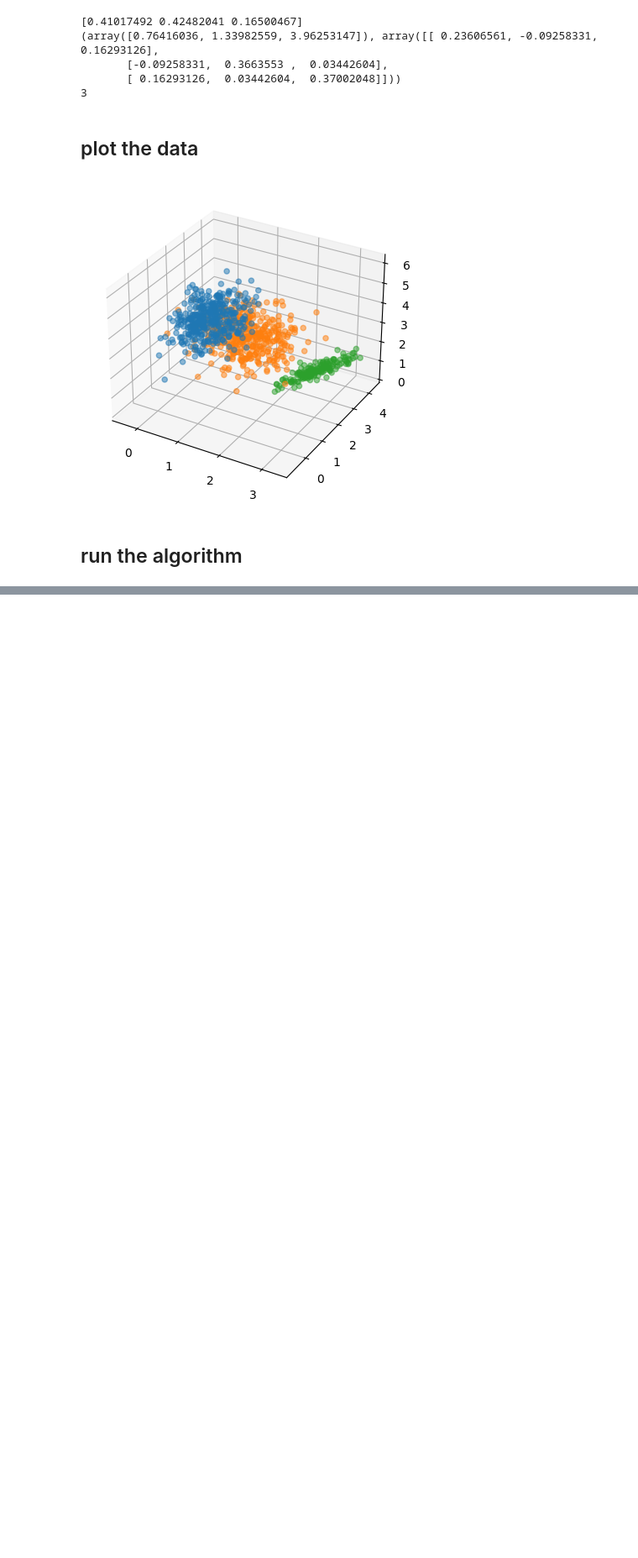
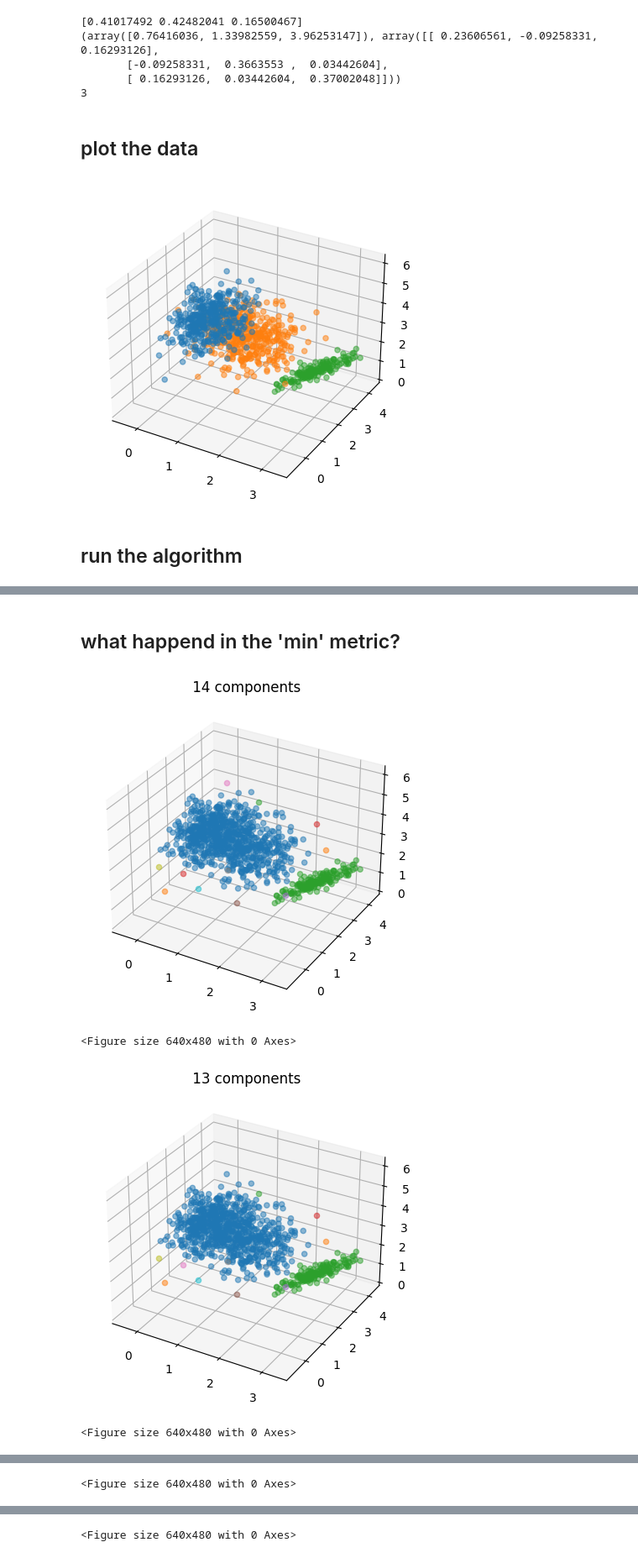
Before and after one commit to nadavo11/agglomerative_clustering, a Jupyter notebook: AgglomerativeClustering.ipynb, the cells around one changed output, grey strips where cells are left out. Shown at 84% size. Drawn from its saved outputs; the diff is of its cells as text; code cells hidden in the pictures; blank space fills up the shorter version.

```diff
--- a/AgglomerativeClustering.ipynb
+++ b/AgglomerativeClustering.ipynb
@@ -215,7 +215,7 @@ Remove the rows and columns corresponding to $c_a$ and $c_b$ from $D$.
 ##### Output:
 Return the final set of clusters after the algorithm terminates.
 # %%
-def agglomerative_cluster(data, K, linkage='ward'):
+def agglomerative_cluster(data, K, linkage='ward',plot = False):
     """
     :param data:
     :param n_clusters:
@@ -230,10 +230,11 @@ def agglomerative_cluster(data, K, linkage='ward'):
     labels = clustering.labels_
 
     clusters = [data[labels == i] for i in range(K)]
-    plot_clusters(clusters,d,title="Agglomerative clustering")
+    if plot:
+        plot_clusters(clusters,d,title="Agglomerative clustering")
     return clusters
 
-def agglomerative_cluster_plot_steps(data, K, linkage='ward',plot = False):
+def agglomerative_cluster_plot_steps(data, K, linkage='ward',steps = None):
     """
     :param data:
     :param n_clusters:
@@ -242,7 +243,8 @@ def agglomerative_cluster_plot_steps(data, K, linkage='ward',plot = False):
     """
     clustering = agg()
     n_steps = 5
-    steps = [K + 5*(n_steps-1-k) for k in range(n_steps)]
+    if not steps:
+        steps = [K + 5*(n_steps-1-k) for k in range(n_steps)]
     for k in range(len(steps)):
         clustering.n_clusters = steps[k]
         clustering.linkage = linkage
@@ -250,30 +252,7 @@ def agglomerative_cluster_plot_steps(data, K, linkage='ward',plot = False):
         labels = clustering.labels_
 
         clusters = [data[labels == i] for i in range(steps[k])]
-        if plot:
-            plot_clusters(clusters,d,title=f" {steps[k]} components")
-        plt.pause(0.5)
-        plt.clf()
 
-    return clusters
-
-def agglomerative_cluster_plot_steps(data, K, linkage='ward'):
-    """
-    :param data:
-    :param n_clusters:
-    :param linkage:
-    :return:
-    """
-    clustering = agg()
-    n_steps = 5
-    steps = [K + 5*(n_steps-1-k) for k in range(n_steps)]
-    for k in range(len(steps)):
-        clustering.n_clusters = steps[k]
-        clustering.linkage = linkage
-        clustering.fit(data)
-        labels = clustering.labels_
-
-        clusters = [data[labels == i] for i in range(steps[k])]
         plot_clusters(clusters,d,title=f" {steps[k]} components")
         plt.pause(0.5)
         plt.clf()
@@ -458,0 +438,11 @@ for i in range(4):
+# %% [markdown]
+## what happend in the 'min' metric?
+# %%
+steps =  [14,13,12,11]
+
+clusers = agglomerative_cluster_plot_steps(data,K,linkage='single',steps=steps)
+# %% [output]
+[figure, added]
+<Figure size 640x480 with 0 Axes>
+[figure, added]
+<Figure size 640x480 with 0 Axes>
@@ -458,0 +450 @@ for i in range(4):
+<Figure size 640x480 with 0 Axes>
@@ -458,0 +452 @@ for i in range(4):
+<Figure size 640x480 with 0 Axes>
```
Also changed, not shown: parts of 7 cells of this notebook.
